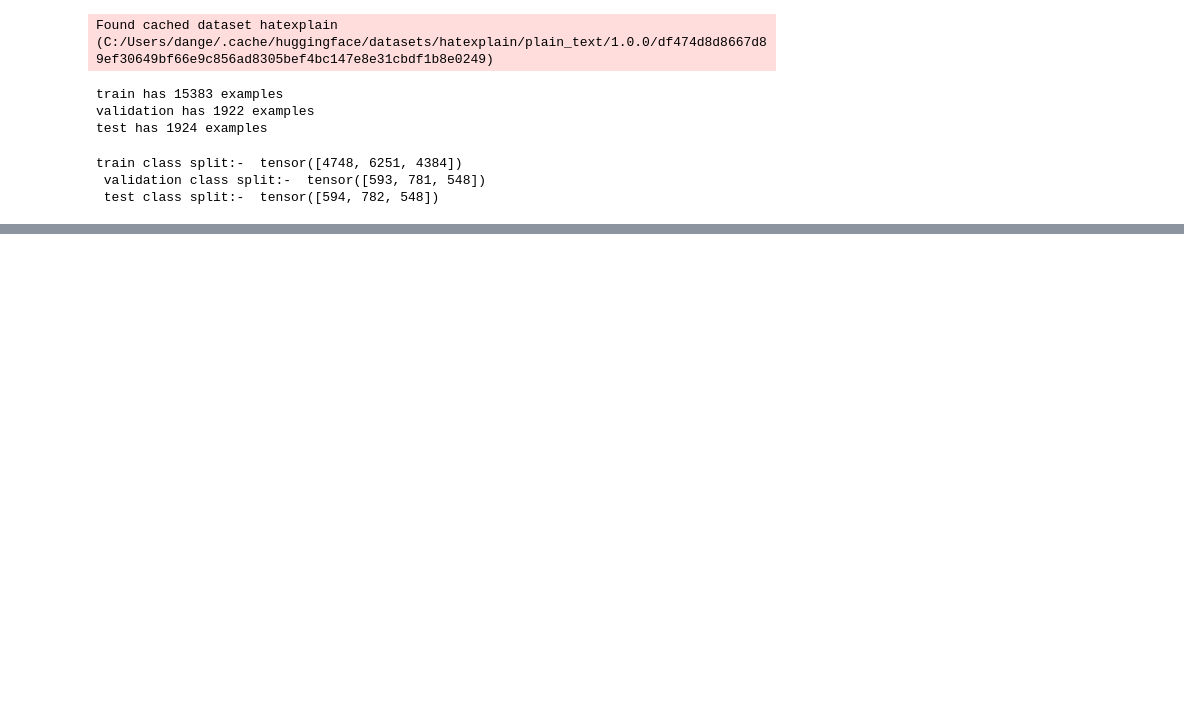
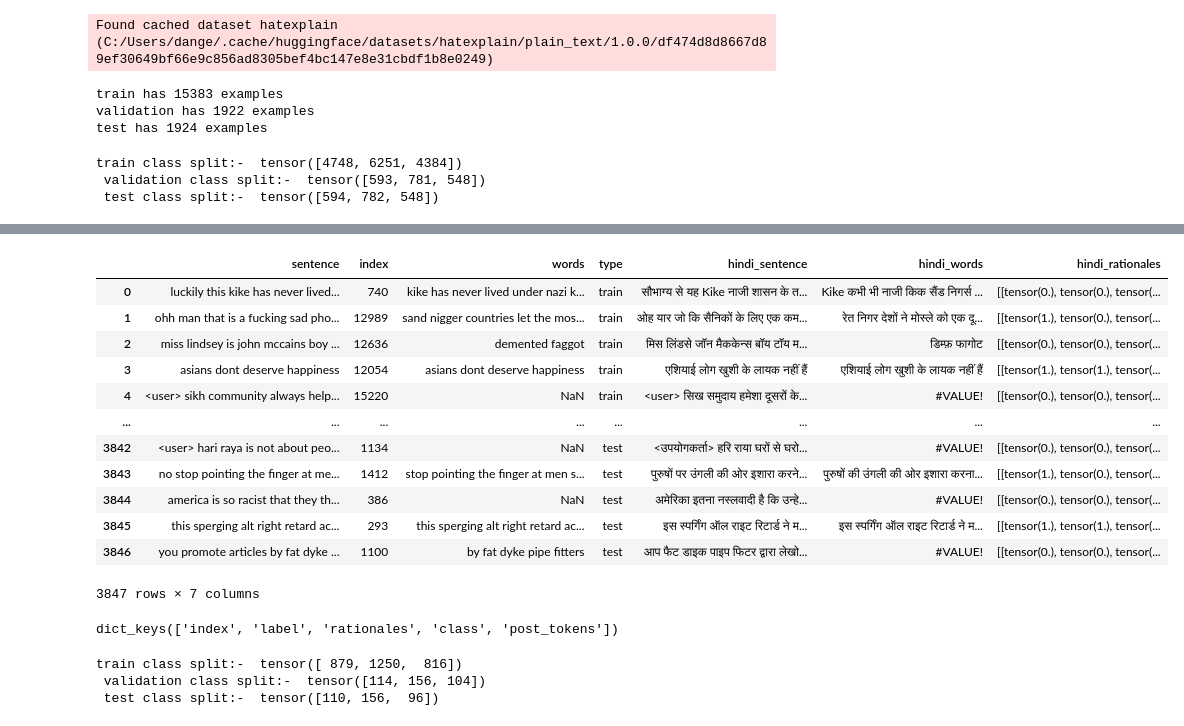
Before and after one commit to VaibhavSingh29/cs-626-project-hate-speech-detection, a Jupyter notebook: translation/translator.ipynb, the cells around one changed output, grey strips where cells are left out. Cells and saved outputs as stored; diff of their text form; code cells hidden in the pictures; blank space fills up the shorter version.

Commit message:
generate hindi translation

```diff
--- a/translation/translator.ipynb
+++ b/translation/translator.ipynb
@@ -59,6 +69,6 @@ train class split:-  tensor([4748, 6251, 4384])
 # %%
 from sklearn.model_selection import StratifiedShuffleSplit
-stratified_shuffle = StratifiedShuffleSplit(n_splits=1, test_size=0.1, random_state=42)
+stratified_shuffle = StratifiedShuffleSplit(n_splits=1, test_size=0.2, random_state=42)
 # %%
 def generate_language_splits(dataset, shuffler):
     shuffler.get_n_splits(dataset['post_tokens'], dataset['class'])
@@ -129,3 +139,5 @@ for i in range(hi_test['class'].shape[0]):
 # %%
 df = pd.DataFrame(transliterator)
 df.to_csv('to_translate.csv')
+# %%
+hindi_df = pd.read_csv('../translation/translated_20.csv', usecols=['sentence', 'hindi_sentence', 'words', 'hindi_words', 'index', 'type'])
@@ -131,0 +160,18 @@ df.to_csv('to_translate.csv')
+# %%
+hindi_alphabets = [
+    "क","ख","ग","घ","ङ","च","छ","ज","झ","ञ","ट","ठ","ड","ढ","ण","त","थ","द","ध","न","प","फ","ब","भ","म","य","र","ल","व","श","ष","स","ह","क्ष","त्र","ज्ञ"
+    ]
+def normalize(input):
+    input_type = type(input)
+    if input_type == str:
+        input = input.split()
+    output = []
+    for word in input:
+        norm = []
+        for char in list(word):
+            if char in hindi_alphabets:
+                norm.append(char)
+        output.append("".join(norm))
+    if input_type == str:
+        return " ".join(output)
+    return output
@@ -131,0 +183,4 @@ df.to_csv('to_translate.csv')
+# %%
+hindi_sentences = hindi_df.hindi_sentence.values
+hindi_words = hindi_df.hindi_words.values
+english_words = hindi_df.words.values
@@ -131,0 +233,21 @@ df.to_csv('to_translate.csv')
+# %%
+if 'hindi_rationales' in hindi_df.columns:
+    print("cleaning . . . ")
+    hindi_df.drop(columns=['hindi_rationales'])
+    hindi_df.dropna()
+hindi_df = pd.concat([hindi_df, pd.DataFrame(hindi_rationales, columns=['hindi_rationales'])], axis=1)
+display(hindi_df)
+# %% [output]
+|  | sentence | index | words | type | hindi_sentence | hindi_words | hindi_rationales |
+| 0 | luckily this kike has never lived... | 740 | kike has never lived under nazi k... | train | सौभाग्य से यह Kike नाजी शासन के त... | Kike कभी भी नाजी किक सैंड निगर्स ... | [[tensor(0.), tensor(0.), tensor(... |
+| 1 | ohh man that is a fucking sad pho... | 12989 | sand nigger countries let the mos... | train | ओह यार जो कि सैनिकों के लिए एक कम... | रेत निगर देशों ने मोस्ले को एक दू... | [[tensor(1.), tensor(0.), tensor(... |
+| 2 | miss lindsey is john mccains boy ... | 12636 | demented faggot | train | मिस लिंडसे जॉन मैककेन्स बॉय टॉय म... | डिम्फ़ फागोट | [[tensor(0.), tensor(0.), tensor(... |
+| 3 | asians dont deserve happiness | 12054 | asians dont deserve happiness | train | एशियाई लोग खुशी के लायक नहीं हैं | एशियाई लोग खुशी के लायक नहीं हैं | [[tensor(1.), tensor(1.), tensor(... |
+| 4 | <user> sikh community always help... | 15220 | NaN | train | <user> सिख समुदाय हमेशा दूसरों के... | #VALUE! | [[tensor(0.), tensor(0.), tensor(... |
+| ... | ... | ... | ... | ... | ... | ... | ... |
+| 3842 | <user> hari raya is not about peo... | 1134 | NaN | test | <उपयोगकर्ता> हरि राया घरों से घरो... | #VALUE! | [[tensor(0.), tensor(0.), tensor(... |
+| 3843 | no stop pointing the finger at me... | 1412 | stop pointing the finger at men s... | test | पुरुषों पर उंगली की ओर इशारा करने... | पुरुषों की उंगली की ओर इशारा करना... | [[tensor(1.), tensor(0.), tensor(... |
+| 3844 | america is so racist that they th... | 386 | NaN | test | अमेरिका इतना नस्लवादी है कि उन्हे... | #VALUE! | [[tensor(0.), tensor(0.), tensor(... |
+| 3845 | this sperging alt right retard ac... | 293 | this sperging alt right retard ac... | test | इस स्पर्गिंग ऑल राइट रिटार्ड ने म... | इस स्पर्गिंग ऑल राइट रिटार्ड ने म... | [[tensor(1.), tensor(1.), tensor(... |
+| 3846 | you promote articles by fat dyke ... | 1100 | by fat dyke pipe fitters | test | आप फैट डाइक पाइप फिटर द्वारा लेखो... | #VALUE! | [[tensor(0.), tensor(0.), tensor(... |
+3847 rows × 7 columns
@@ -131,0 +261,4 @@ df.to_csv('to_translate.csv')
+# %%
+en_train.keys()
+# %% [output]
+dict_keys(['index', 'label', 'rationales', 'class', 'post_tokens'])
@@ -131,0 +301,10 @@ df.to_csv('to_translate.csv')
+# %%
+print(
+    "train class split:- ", translated_hi_train['class'].bincount(), "\n",
+    "validation class split:- ", translated_hi_validation['class'].bincount(), "\n",
+    "test class split:- ", translated_hi_test['class'].bincount(),
+)
+# %% [output]
+train class split:-  tensor([ 879, 1250,  816])
+ validation class split:-  tensor([114, 156, 104])
+ test class split:-  tensor([110, 156,  96])
```
Also changed, not shown: parts of 13 cells of this notebook, 3 other files.
